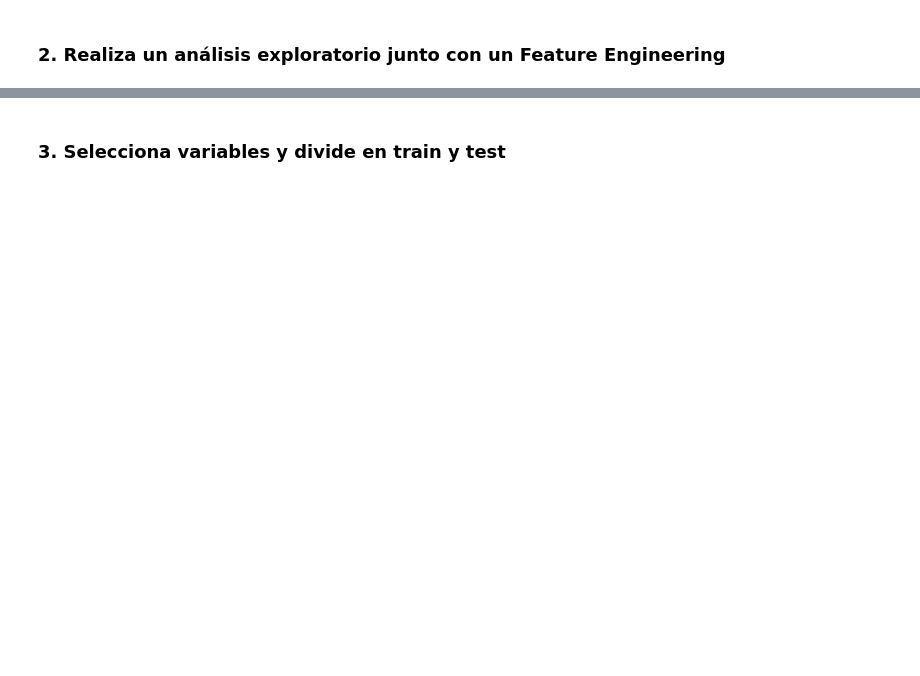
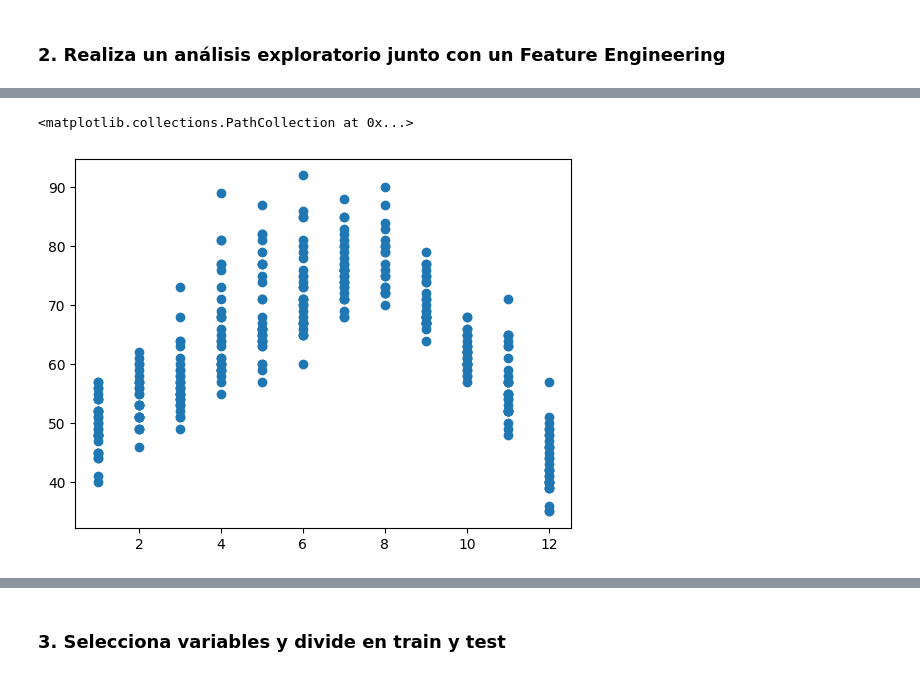
Before and after one commit to Andrea3677/ONLINE_DS_THEBRIDGE_OK, a Jupyter notebook: 3-Machine_Learning/1-Supervisado/3-RegorClass/5-Decision_Trees/ejercicio/DTrees_reg_class.ipynb, the cells around one changed output, grey strips where cells are left out. Drawn from its saved outputs; the diff is of its cells as text; code cells hidden in the pictures; blank space fills up the shorter version.

```diff
--- a/3-Machine_Learning/1-Supervisado/3-RegorClass/5-Decision_Trees/ejercicio/DTrees_reg_class.ipynb
+++ b/3-Machine_Learning/1-Supervisado/3-RegorClass/5-Decision_Trees/ejercicio/DTrees_reg_class.ipynb
@@ -28,0 +88,6 @@ df = pd.read_csv('data/temps.csv')
+# %%
+from sklearn.preprocessing import LabelEncoder
+
+le = LabelEncoder()
+df['week_int'] = le.fit_transform(df['week'])
+df
@@ -28,0 +157,5 @@ df = pd.read_csv('data/temps.csv')
+# %%
+plt.scatter(df['month'], df['actual'])
+# %% [output]
+<matplotlib.collections.PathCollection at 0x...>
+[figure, added]
```
Also changed, not shown: parts of 95 cells of this notebook, 24 other files.
